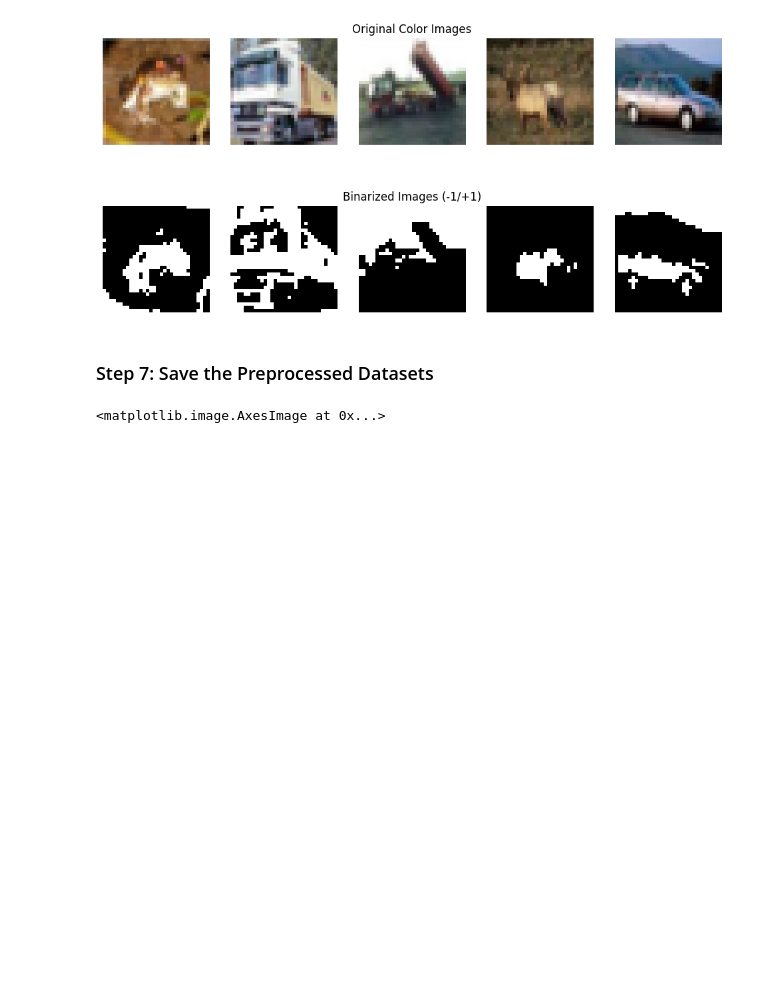
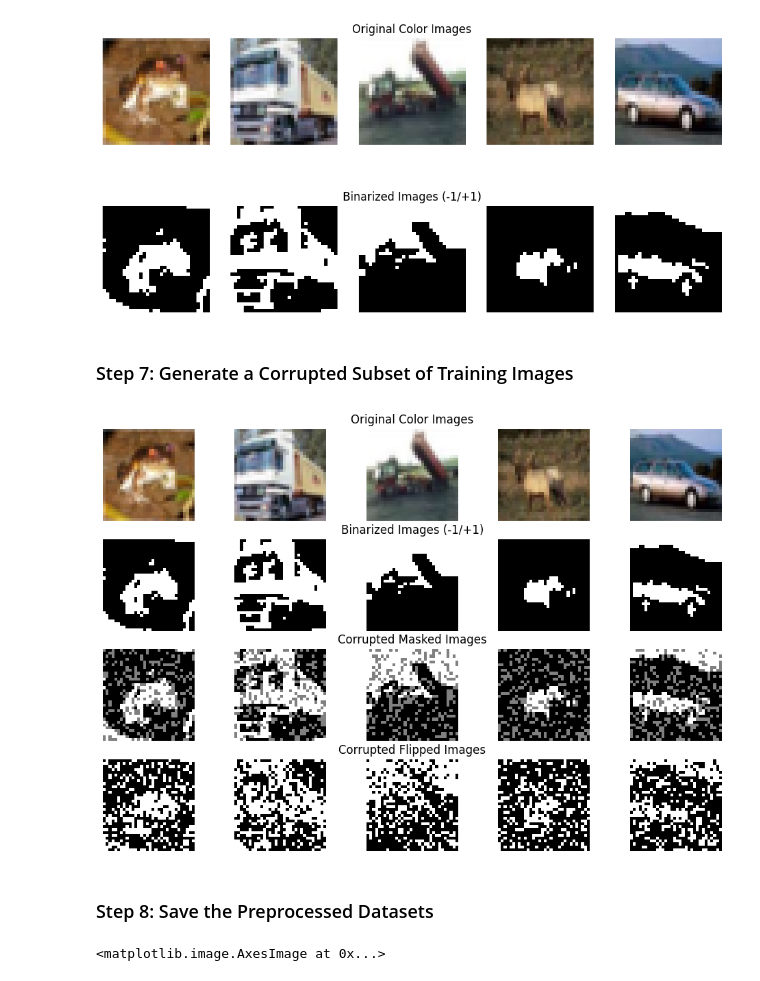
Before and after one commit to chenpy2000/Hopfield, a Jupyter notebook: rnn.ipynb, the cells around one changed output. Drawn from its saved outputs; the diff is of its cells as text; code cells hidden in the pictures; blank space fills up the shorter version.

Commit message:
added function to corrupt training images for use as test set

```diff
--- a/rnn.ipynb
+++ b/rnn.ipynb
@@ -69,3 +64,5 @@ axes[1,num_images//2].set_title('Binarized Images (-1/+1)', fontsize=12, loc='ce
 plt.show()
 # %% [output]
 [figure]
+# %% [markdown]
+### Step 7: Generate a Corrupted Subset of Training Images
@@ -72,5 +94,40 @@ plt.show()
+# %%
+# create corrupted images to use as test set
+masked_images = corrupt_images(train_images, corruption_type='mask', corruption_fraction=0.25)
+flipped_images = corrupt_images(train_images, corruption_type='flip', corruption_fraction=0.25)
+# %%
+# Visualize some corrupted images
+
+num_images = 5
+fig, axes = plt.subplots(4,num_images,figsize=(12,8))
+for i in range(num_images):
+    # Plot the original color images
+    axes[0,i].imshow(color_trainset.data[i])
+    axes[0,i].axis('off')
+
+    # Plot binarized grayscale images
+    axes[1,i].imshow(train_images[i].reshape(32,32), cmap='gray')
+    axes[1,i].axis('off')
+
+    # Plot corrupted masked images
+    axes[2,i].imshow(masked_images[i].reshape(32,32), cmap='gray')
+    axes[2,i].axis('off')
+
+    # Plot corrupted flipped images
+    axes[3,i].imshow(flipped_images[i].reshape(32,32), cmap='gray')
+    axes[3,i].axis('off')
+
+axes[0,num_images//2].set_title('Original Color Images', fontsize=12, loc='center')
+axes[1,num_images//2].set_title('Binarized Images (-1/+1)', fontsize=12, loc='center')
+axes[2,num_images//2].set_title('Corrupted Masked Images', fontsize=12, loc='center')
+axes[3,num_images//2].set_title('Corrupted Flipped Images', fontsize=12, loc='center')
+
+
+plt.show()
+# %% [output]
+[figure, added]
 # %% [markdown]
-### Step 7: Save the Preprocessed Datasets
+### Step 8: Save the Preprocessed Datasets
 # %%
 # Create 'data/binarized' directory if it doesn't exist
 if not os.path.isdir('data/binarized'):
```
Also changed, not shown: parts of 5 cells of this notebook.
